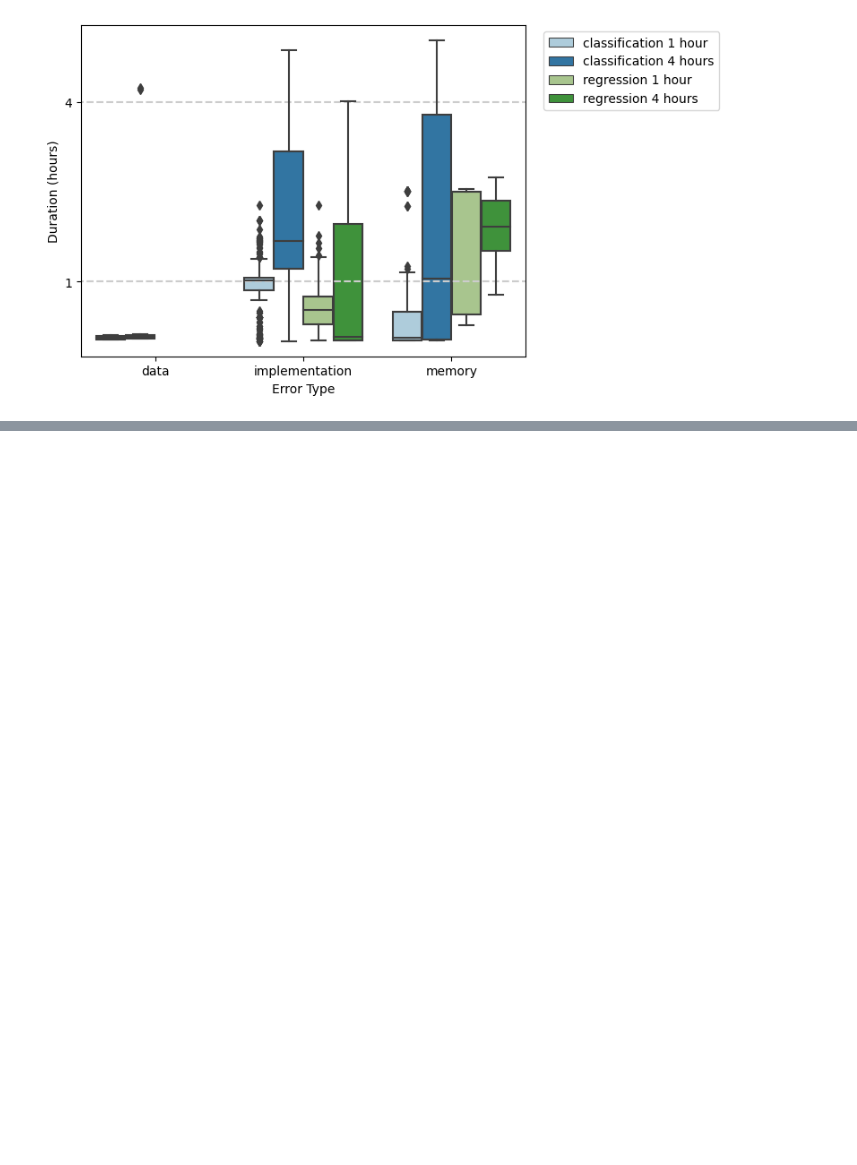
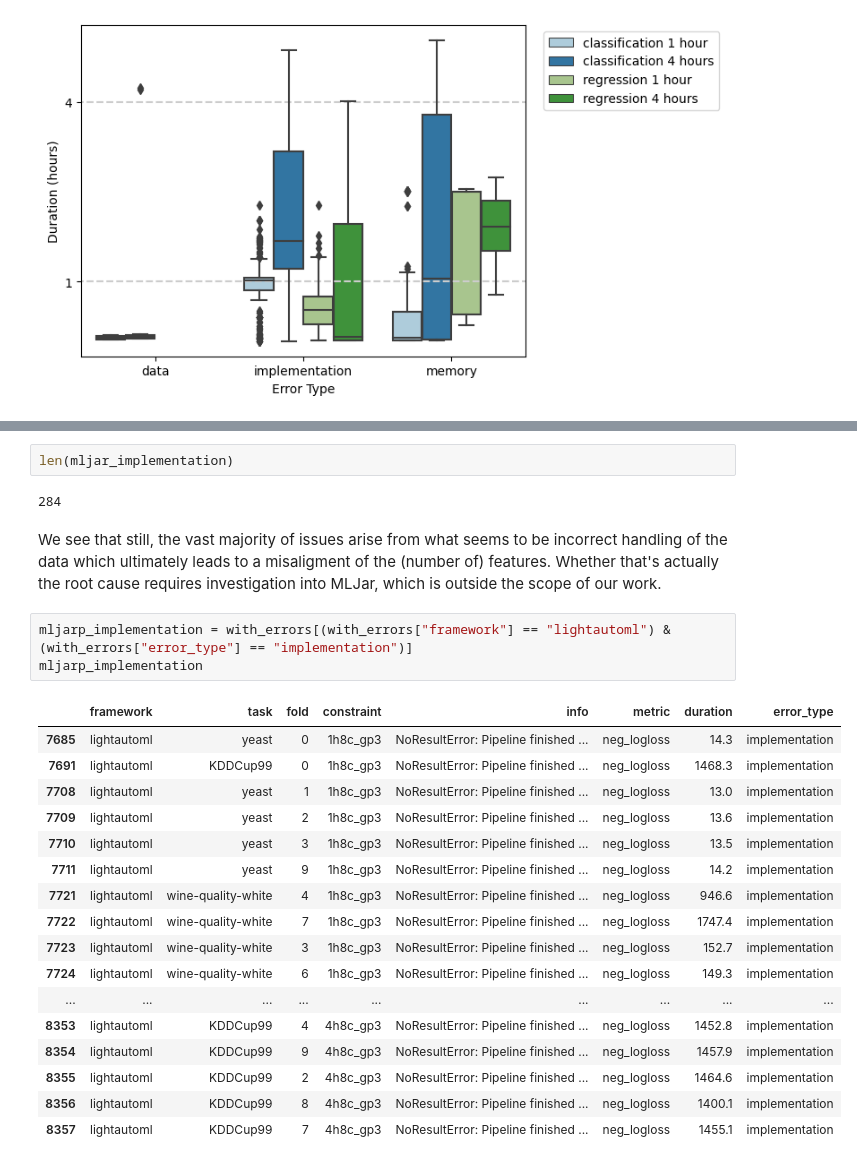
Before and after one commit to PGijsbers/amlb-results, a Jupyter notebook: notebooks/error_visualization.ipynb, the cells around one changed output, grey strips where cells are left out. Cells and saved outputs as stored; diff of their text form; blank space fills up the shorter version.

Commit message:
Add MLJar analysis

```diff
--- a/notebooks/error_visualization.ipynb
+++ b/notebooks/error_visualization.ipynb
@@ -353,0 +379,28 @@ with PdfPages(FIGURE_DIRECTORY / f"errors-and-duration.pdf") as f:
+# %%
+len(mljar_implementation)
+# %% [output]
+284
+# %% [markdown]
+We see that still, the vast majority of issues arise from what seems to be incorrect handling of the data which ultimately leads to a misaligment of the (number of) features.
+Whether that's actually the root cause requires investigation into MLJar, which is outside the scope of our work.
+# %%
+mljarp_implementation = with_errors[(with_errors["framework"] == "lightautoml") & (with_errors["error_type"] == "implementation")]
+mljarp_implementation
+# %% [output]
+|  | framework | task | fold | constraint | info | metric | duration | error_type |
+| 7685 | lightautoml | yeast | 0 | 1h8c_gp3 | NoResultError: Pipeline finished ... | neg_logloss | 14.3 | implementation |
+| 7691 | lightautoml | KDDCup99 | 0 | 1h8c_gp3 | NoResultError: Pipeline finished ... | neg_logloss | 1468.3 | implementation |
+| 7708 | lightautoml | yeast | 1 | 1h8c_gp3 | NoResultError: Pipeline finished ... | neg_logloss | 13.0 | implementation |
+| 7709 | lightautoml | yeast | 2 | 1h8c_gp3 | NoResultError: Pipeline finished ... | neg_logloss | 13.6 | implementation |
+| 7710 | lightautoml | yeast | 3 | 1h8c_gp3 | NoResultError: Pipeline finished ... | neg_logloss | 13.5 | implementation |
+| 7711 | lightautoml | yeast | 9 | 1h8c_gp3 | NoResultError: Pipeline finished ... | neg_logloss | 14.2 | implementation |
+| 7721 | lightautoml | wine-quality-white | 4 | 1h8c_gp3 | NoResultError: Pipeline finished ... | neg_logloss | 946.6 | implementation |
+| 7722 | lightautoml | wine-quality-white | 7 | 1h8c_gp3 | NoResultError: Pipeline finished ... | neg_logloss | 1747.4 | implementation |
+| 7723 | lightautoml | wine-quality-white | 3 | 1h8c_gp3 | NoResultError: Pipeline finished ... | neg_logloss | 152.7 | implementation |
+| 7724 | lightautoml | wine-quality-white | 6 | 1h8c_gp3 | NoResultError: Pipeline finished ... | neg_logloss | 149.3 | implementation |
+| ... | ... | ... | ... | ... | ... | ... | ... | ... |
+| 8353 | lightautoml | KDDCup99 | 4 | 4h8c_gp3 | NoResultError: Pipeline finished ... | neg_logloss | 1452.8 | implementation |
+| 8354 | lightautoml | KDDCup99 | 9 | 4h8c_gp3 | NoResultError: Pipeline finished ... | neg_logloss | 1457.9 | implementation |
+| 8355 | lightautoml | KDDCup99 | 2 | 4h8c_gp3 | NoResultError: Pipeline finished ... | neg_logloss | 1464.6 | implementation |
+| 8356 | lightautoml | KDDCup99 | 8 | 4h8c_gp3 | NoResultError: Pipeline finished ... | neg_logloss | 1400.1 | implementation |
+| 8357 | lightautoml | KDDCup99 | 7 | 4h8c_gp3 | NoResultError: Pipeline finished ... | neg_logloss | 1455.1 | implementation |
```
Also changed, not shown: parts of 7 cells of this notebook.
